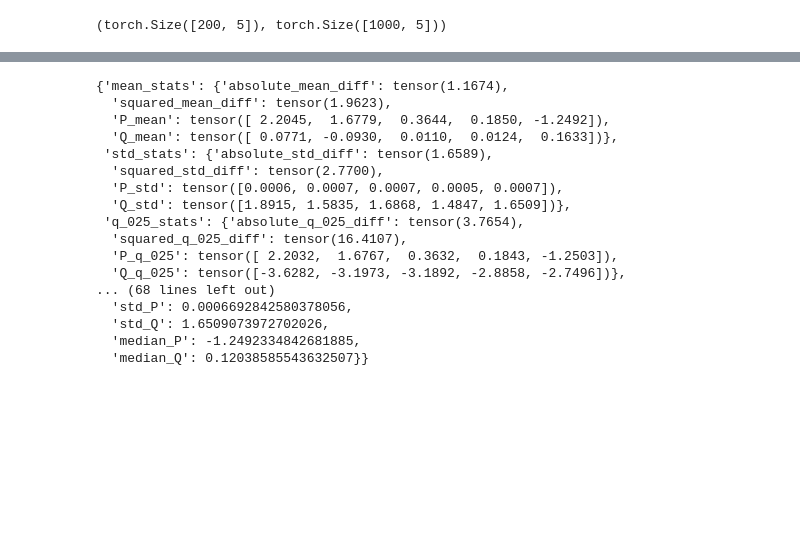
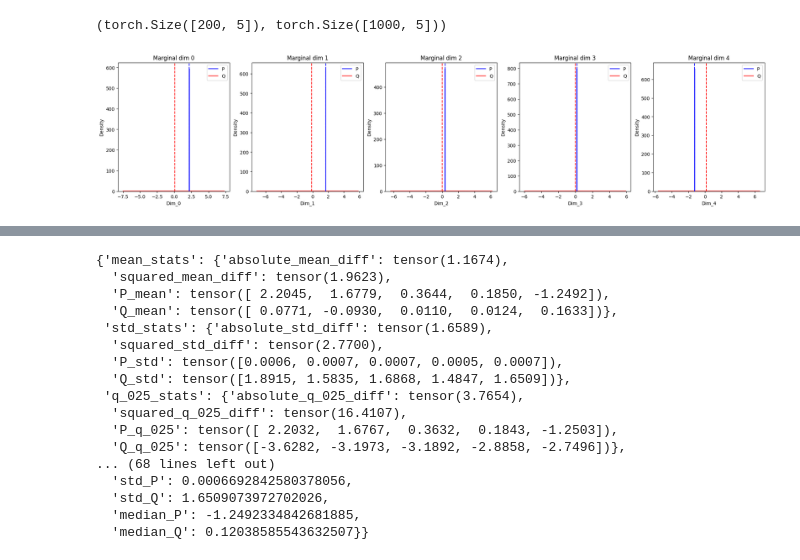
Before and after one commit to ArikReuter/ICL_for_Full_Bayesian_Inference, a Jupyter notebook: Training/Test_Trainer.ipynb, the cells around one changed output, grey strips where cells are left out. Saved outputs shown, nothing was run; the diff lists cells and outputs as text; code cells hidden in the pictures; blank space fills up the shorter version.

```diff
--- a/Training/Test_Trainer.ipynb
+++ b/Training/Test_Trainer.ipynb
@@ -323,0 +324,4 @@ from PFNExperiments.Evaluation.ComparePosteriorSamples import compare_all_metric
+# %%
+marginal_plots_kde_together(X_s, X_t)
+# %% [output]
+[figure, added]
```
Also changed, not shown: parts of 18 cells of this notebook, 1 other file.
